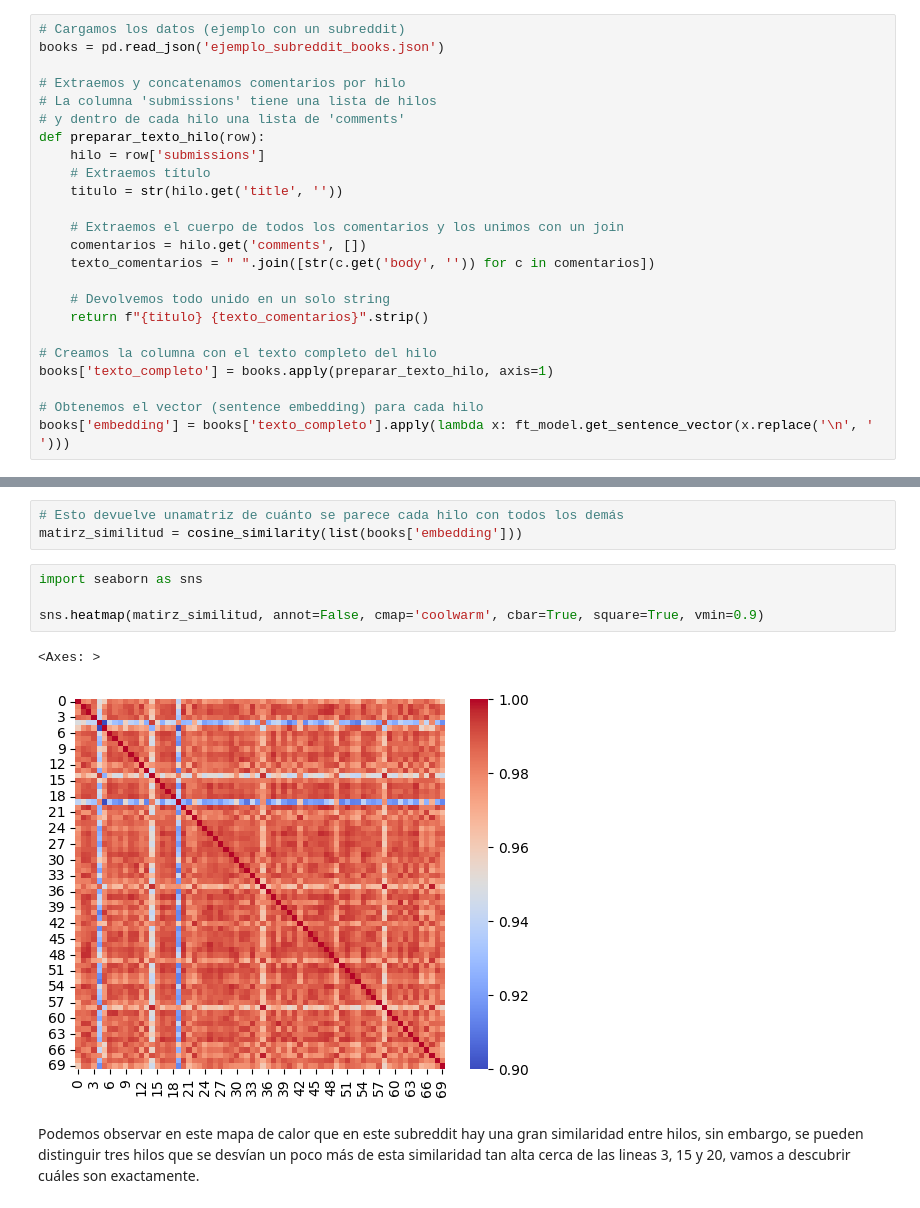
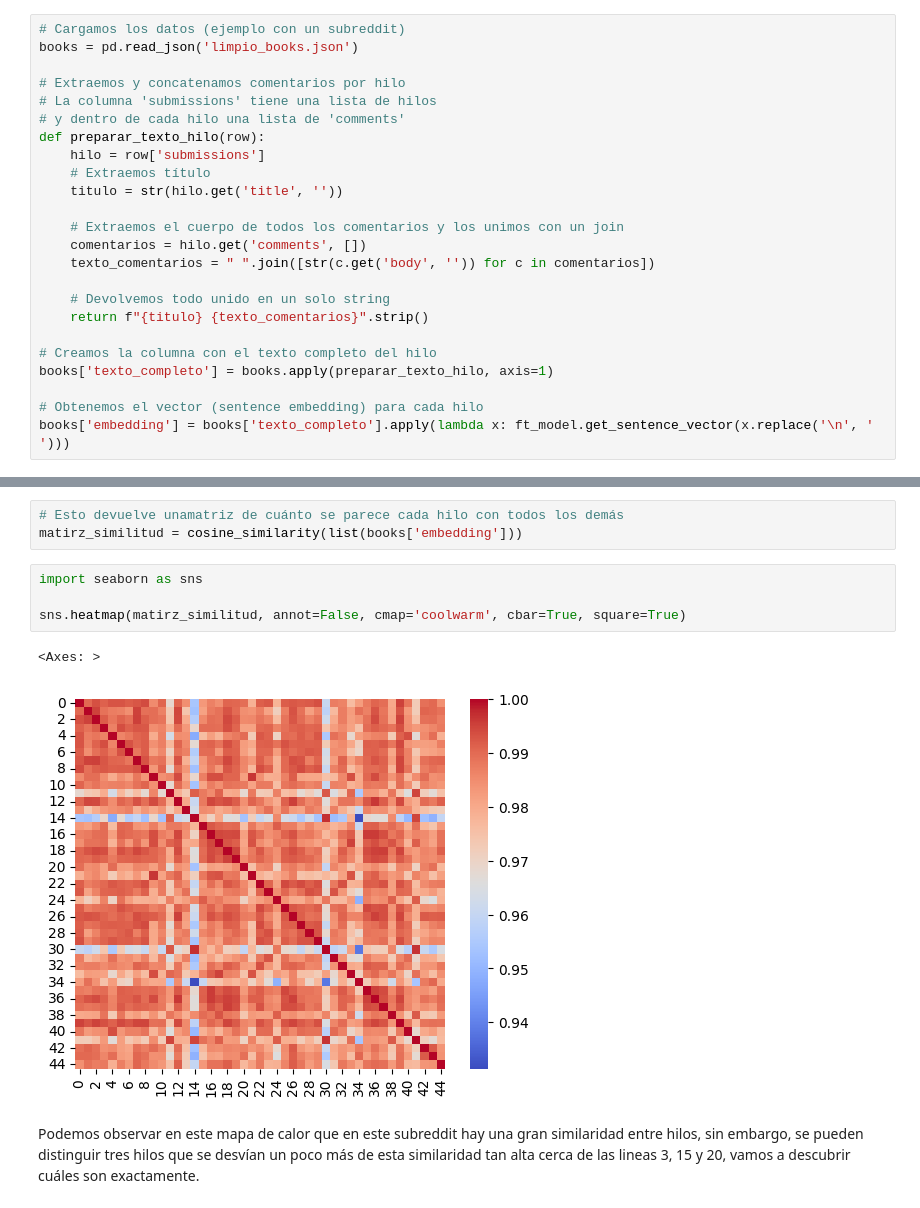
Before and after one commit to daniela-murciam-um-es/PLN-practicasParte2, a Jupyter notebook: apartado_3.ipynb, the cells around one changed output, grey strips where cells are left out. Saved outputs shown, nothing was run; the diff lists cells and outputs as text.

```diff
--- a/apartado_3.ipynb
+++ b/apartado_3.ipynb
@@ -16,7 +16,7 @@ ft_model = fasttext.load_model ("crawl-300d-2M-subword.bin")
 Para poder comparar la similaridad entre hilos debemos de juntar todos los comentarios de cada hilo en un solo texto por hilo, y luego calcular sus sentence embeddings para poder aplicar la similaridad del coseno.
 # %%
 # Cargamos los datos (ejemplo con un subreddit)
-books = pd.read_json('ejemplo_subreddit_books.json')
+books = pd.read_json('limpio_books.json')
 
 # Extraemos y concatenamos comentarios por hilo
 # La columna 'submissions' tiene una lista de hilos
@@ -55,10 +55,10 @@ matirz_similitud = cosine_similarity(list(books['embedding']))
 # %%
 import seaborn as sns
 
-sns.heatmap(matirz_similitud, annot=False, cmap='coolwarm', cbar=True, square=True, vmin=0.9)
+sns.heatmap(matirz_similitud, annot=False, cmap='coolwarm', cbar=True, square=True)
 # %% [output]
 <Axes: >
-[figure, old version]
+[figure, new version]
 # %% [markdown]
 Podemos observar en este mapa de calor que en este subreddit hay una gran similaridad entre hilos, sin embargo, se pueden distinguir tres hilos que se desvían un poco más de esta similaridad tan alta cerca de las lineas 3, 15 y 20, vamos a descubrir cuáles son exactamente.
 # %%
```
Also changed, not shown: parts of 6 cells of this notebook, 3 other files.
